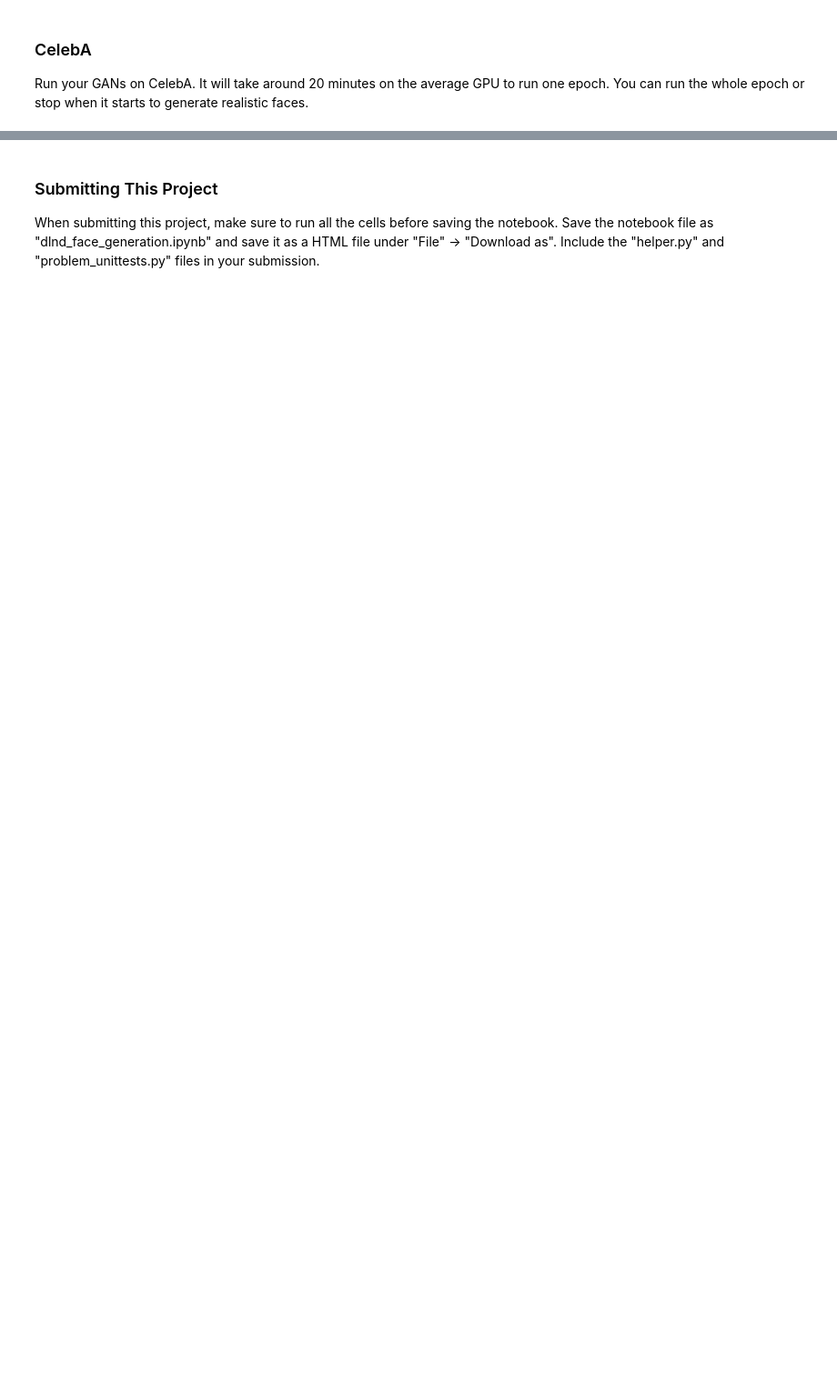
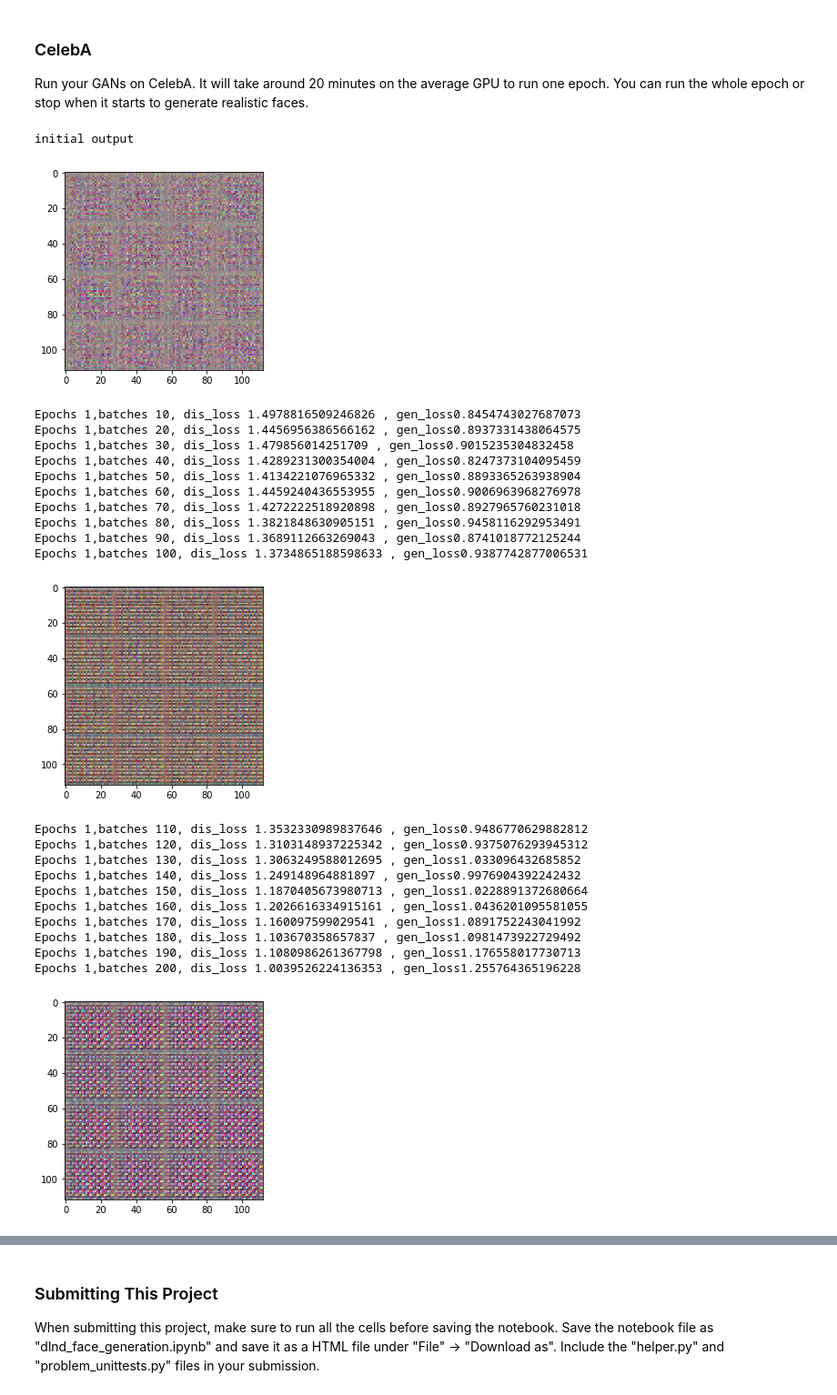
Before and after one commit to gthm1/face_generation, a Jupyter notebook: dlnd_face_generation.ipynb, the cells around one changed output, grey strips where cells are left out. Shown at 91% size. Saved outputs shown, nothing was run; the diff lists cells and outputs as text; code cells hidden in the pictures; blank space fills up the shorter version.

```diff
--- a/dlnd_face_generation.ipynb
+++ b/dlnd_face_generation.ipynb
@@ -402,18 +449,43 @@ TypeError: The value of a feed cannot be a tf.Tensor object. Acceptable feed val
 ### CelebA
 Run your GANs on CelebA.  It will take around 20 minutes on the average GPU to run one epoch.  You can run the whole epoch or stop when it starts to generate realistic faces.
 # %%
-batch_size = None
-z_dim = None
-learning_rate = None
-beta1 = None
+batch_size = 100
+z_dim = 100
+learning_rate = 0.0001
+beta1 = 0.8
 
 
 """
 DON'T MODIFY ANYTHING IN THIS CELL THAT IS BELOW THIS LINE
 """
 epochs = 1
 
 celeba_dataset = helper.Dataset('celeba', glob(os.path.join(data_dir, 'img_align_celeba/*.jpg')))
 with tf.Graph().as_default():
     train(epochs, batch_size, z_dim, learning_rate, beta1, celeba_dataset.get_batches,
           celeba_dataset.shape, celeba_dataset.image_mode)
+# %% [output]
+initial output
+[figure, added]
+Epochs 1,batches 10, dis_loss 1.4978816509246826 , gen_loss0.8454743027687073
+Epochs 1,batches 20, dis_loss 1.4456956386566162 , gen_loss0.8937331438064575
+Epochs 1,batches 30, dis_loss 1.479856014251709 , gen_loss0.9015235304832458
+Epochs 1,batches 40, dis_loss 1.4289231300354004 , gen_loss0.8247373104095459
+Epochs 1,batches 50, dis_loss 1.4134221076965332 , gen_loss0.8893365263938904
+Epochs 1,batches 60, dis_loss 1.4459240436553955 , gen_loss0.9006963968276978
+Epochs 1,batches 70, dis_loss 1.4272222518920898 , gen_loss0.8927965760231018
+Epochs 1,batches 80, dis_loss 1.3821848630905151 , gen_loss0.9458116292953491
+Epochs 1,batches 90, dis_loss 1.3689112663269043 , gen_loss0.8741018772125244
+Epochs 1,batches 100, dis_loss 1.3734865188598633 , gen_loss0.9387742877006531
+[figure, added]
+Epochs 1,batches 110, dis_loss 1.3532330989837646 , gen_loss0.9486770629882812
+Epochs 1,batches 120, dis_loss 1.3103148937225342 , gen_loss0.9375076293945312
+Epochs 1,batches 130, dis_loss 1.3063249588012695 , gen_loss1.033096432685852
+Epochs 1,batches 140, dis_loss 1.249148964881897 , gen_loss0.9976904392242432
+Epochs 1,batches 150, dis_loss 1.1870405673980713 , gen_loss1.0228891372680664
+Epochs 1,batches 160, dis_loss 1.2026616334915161 , gen_loss1.0436201095581055
+Epochs 1,batches 170, dis_loss 1.160097599029541 , gen_loss1.0891752243041992
+Epochs 1,batches 180, dis_loss 1.103670358657837 , gen_loss1.0981473922729492
+Epochs 1,batches 190, dis_loss 1.1080986261367798 , gen_loss1.176558017730713
+Epochs 1,batches 200, dis_loss 1.0039526224136353 , gen_loss1.255764365196228
+[figure, added]
```
Also changed, not shown: parts of 8 cells of this notebook.
